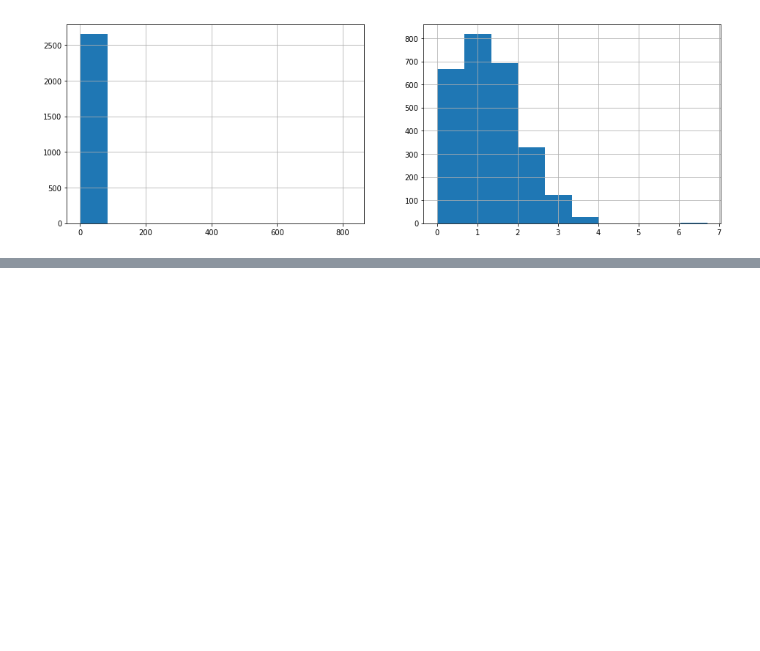
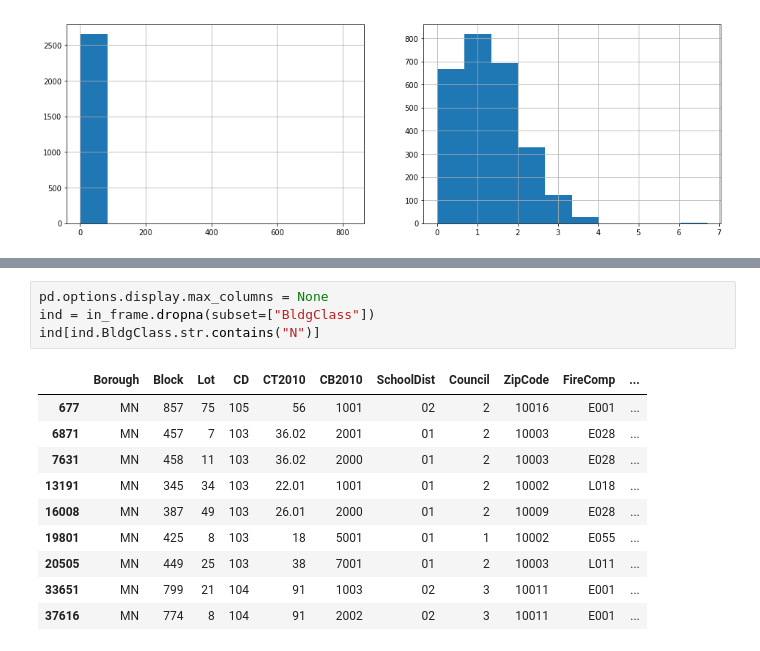
Before and after one commit to cmoscardi/independent_2018, a Jupyter notebook: image/bbl_impute.ipynb, the cells around one changed output, grey strips where cells are left out. Drawn from its saved outputs; the diff is of its cells as text; blank space fills up the shorter version.

```diff
--- a/image/bbl_impute.ipynb
+++ b/image/bbl_impute.ipynb
@@ -155,0 +186,15 @@ Name: nearest_ix, Length: 2657, dtype: int64
+# %%
+pd.options.display.max_columns = None
+ind = in_frame.dropna(subset=["BldgClass"])
+ind[ind.BldgClass.str.contains("N")]
+# %% [output]
+|  | Borough | Block | Lot | CD | CT2010 | CB2010 | SchoolDist | Council | ZipCode | FireComp | ... |
+| 677 | MN | 857 | 75 | 105 | 56 | 1001 | 02 | 2 | 10016 | E001 | ... |
+| 6871 | MN | 457 | 7 | 103 | 36.02 | 2001 | 01 | 2 | 10003 | E028 | ... |
+| 7631 | MN | 458 | 11 | 103 | 36.02 | 2000 | 01 | 2 | 10003 | E028 | ... |
+| 13191 | MN | 345 | 34 | 103 | 22.01 | 1001 | 01 | 2 | 10002 | L018 | ... |
+| 16008 | MN | 387 | 49 | 103 | 26.01 | 2000 | 01 | 2 | 10009 | E028 | ... |
+| 19801 | MN | 425 | 8 | 103 | 18 | 5001 | 01 | 1 | 10002 | E055 | ... |
+| 20505 | MN | 449 | 25 | 103 | 38 | 7001 | 01 | 2 | 10003 | L011 | ... |
+| 33651 | MN | 799 | 21 | 104 | 91 | 1003 | 02 | 3 | 10011 | E001 | ... |
+| 37616 | MN | 774 | 8 | 104 | 91 | 2002 | 02 | 3 | 10011 | E001 | ... |
```
Also changed, not shown: parts of 6 cells of this notebook, 2 other files.
